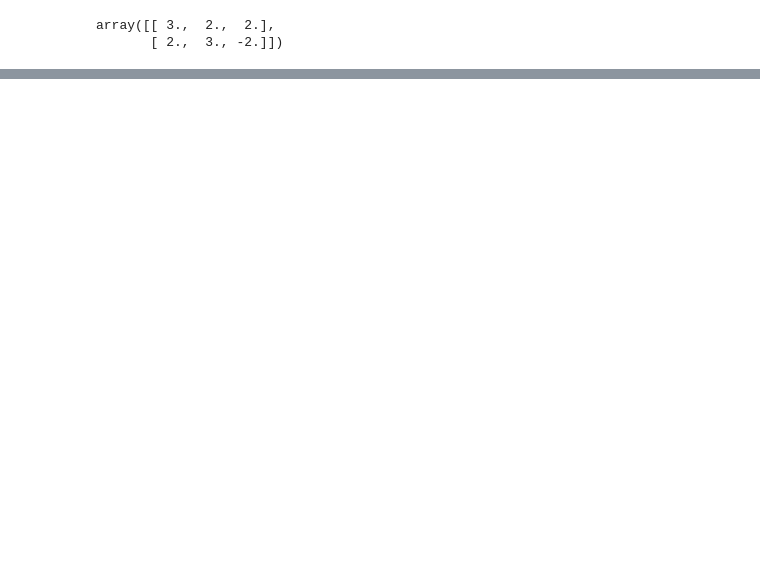
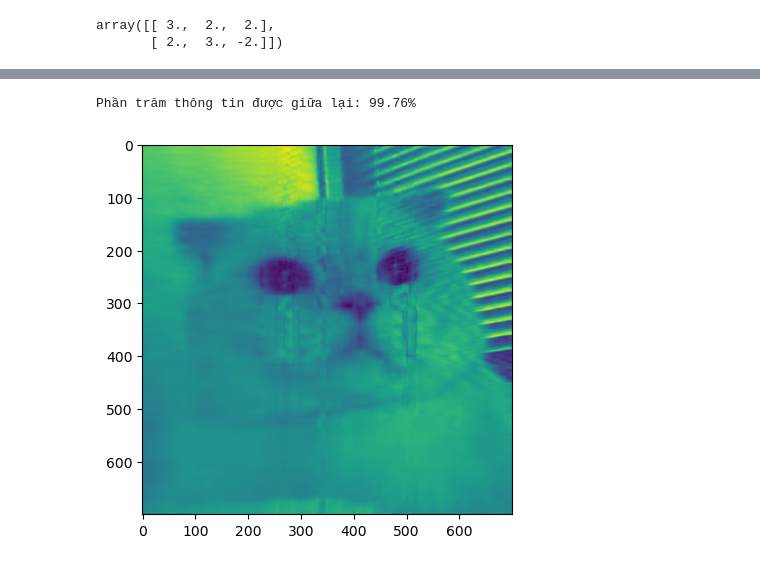
Before and after one commit to Bagumeow/DSTT, a Jupyter notebook: SVD.ipynb, the cells around one changed output, grey strips where cells are left out. Saved outputs shown, nothing was run; the diff lists cells and outputs as text; code cells hidden in the pictures; blank space fills up the shorter version.

```diff
--- a/SVD.ipynb
+++ b/SVD.ipynb
@@ -62,0 +113,5 @@ A=sp.Matrix([[-12*x,12*y,2*z],
+# %%
+SVD_pic(20)
+# %% [output]
+Phần trăm thông tin được giữa lại: 99.76%
+[figure, added]
```
Also changed, not shown: parts of 16 cells of this notebook.
